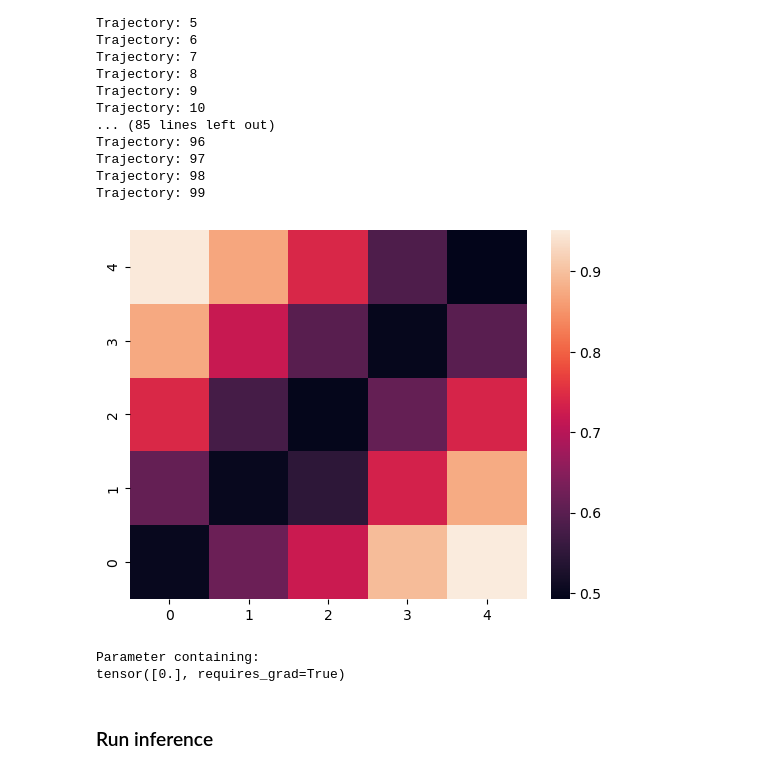
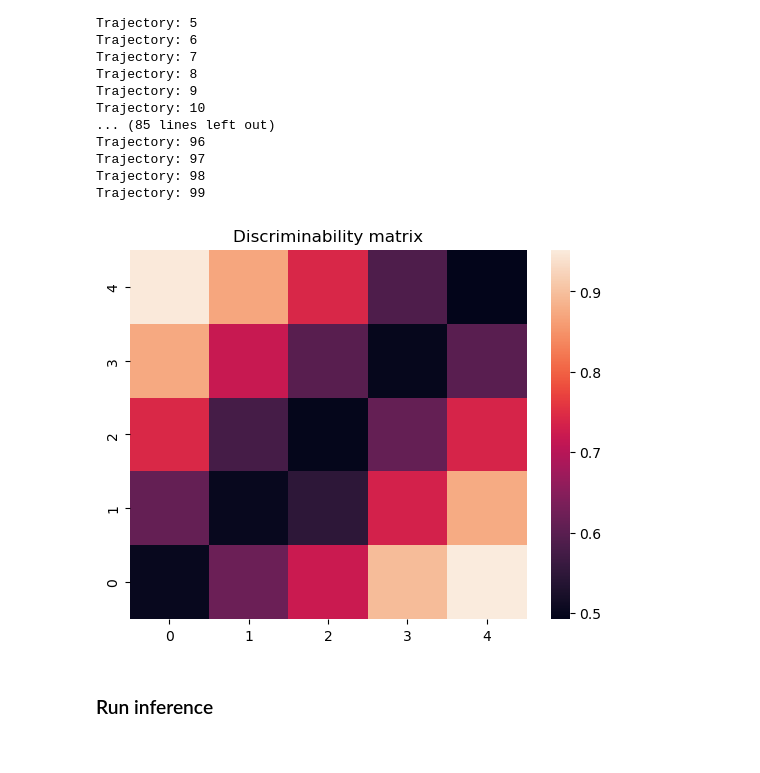
Before and after one commit to nguyen-td/perceptual-straightening, a Jupyter notebook: main.ipynb, the cells around one changed output. Drawn from its saved outputs; the diff is of its cells as text; code cells hidden in the pictures.

```diff
--- a/main.ipynb
+++ b/main.ipynb
@@ -54,9 +54,11 @@ Trajectory: 99
 # %%
 # plot discriminability matrix
 ax = sns.heatmap(Pc_reshaped)
 ax.invert_yaxis()
+ax.set_title('Discriminability matrix')
+plt.show()
 # %% [output]
-[figure, old version]
+[figure, new version]
 # %%
 ## # create initial values
 # d_post_init = d.squeeze() + torch.randn(d.squeeze().size())
@@ -123,11 +125,6 @@ sigma_prior_d_init = torch.var(mu_post_d_init, correction=False, keepdim=True) +
 sigma_prior_c_init = torch.var(mu_post_c_init, correction=False, keepdim=True) + torch.exp(0.5 * torch.mean(torch.diag(sigma_post_init)[d_size:d_size + c_size]))
 sigma_prior_a_init = torch.var(mu_post_a_init, dim=0, correction=False) + torch.exp(0.5 * torch.mean(torch.diag(sigma_post_init)[d_size + c_size:d_size + c_size + a_size]))
 sigma_prior_l_init = torch.tensor([1.0], requires_grad=False)
-# %%
-nn.Parameter(mu_post_l_init)
-# %% [output]
-Parameter containing:
-tensor([0.], requires_grad=True)
 # %% [markdown]
 ### Run inference
 # %%
```
Also changed, not shown: parts of 11 cells of this notebook, 1 other file.
